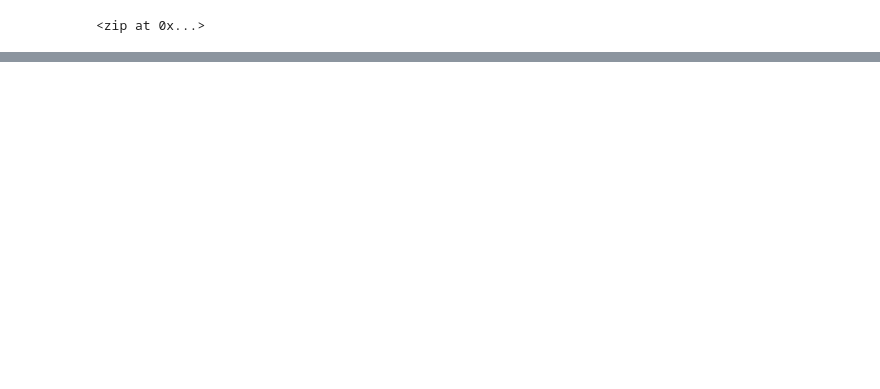
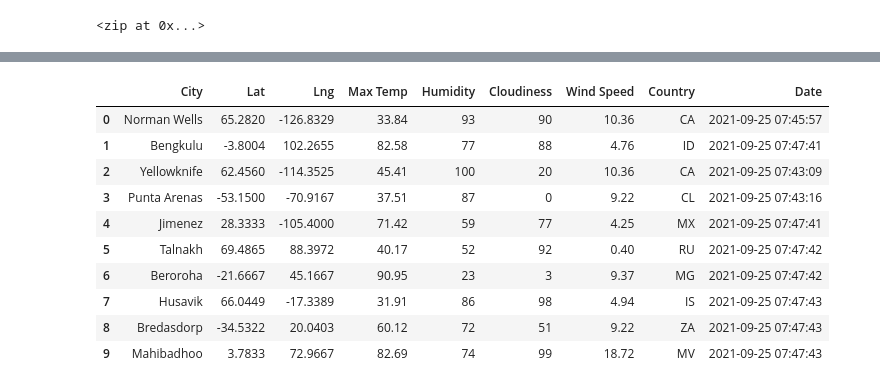
Before and after one commit to swang202/World_Weather_Analysis, a Jupyter notebook: WeatherPy.ipynb, the cells around one changed output, grey strips where cells are left out. Cells and saved outputs as stored; diff of their text form; code cells hidden in the pictures; blank space fills up the shorter version.

Commit message:
weather data

```diff
--- a/WeatherPy.ipynb
+++ b/WeatherPy.ipynb
@@ -54,0 +63,4 @@ len(cities)
+# %%
+# Starting URL for Weather Map API Call.
+url = "http://api.openweathermap.org/data/2.5/weather?units=Imperial&APPID=" + weather_api_key
+print(url)
@@ -54,0 +69,10 @@ len(cities)
+# %%
+# Create an empty list to hold the weather data.
+city_data = []
+# Print the beginning of the logging.
+print("Beginning Data Retrieval     ")
+print("-----------------------------")
+
+# Create counters.
+record_count = 1
+set_count = 1
@@ -54,0 +150,16 @@ len(cities)
+# %%
+# Convert the array of dictionaries to a Pandas DataFrame.
+city_data_df = pd.DataFrame(city_data)
+city_data_df.head(10)
+# %% [output]
+|  | City | Lat | Lng | Max Temp | Humidity | Cloudiness | Wind Speed | Country | Date |
+| 0 | Norman Wells | 65.2820 | -126.8329 | 33.84 | 93 | 90 | 10.36 | CA | 2021-09-25 07:45:57 |
+| 1 | Bengkulu | -3.8004 | 102.2655 | 82.58 | 77 | 88 | 4.76 | ID | 2021-09-25 07:47:41 |
+| 2 | Yellowknife | 62.4560 | -114.3525 | 45.41 | 100 | 20 | 10.36 | CA | 2021-09-25 07:43:09 |
+| 3 | Punta Arenas | -53.1500 | -70.9167 | 37.51 | 87 | 0 | 9.22 | CL | 2021-09-25 07:43:16 |
+| 4 | Jimenez | 28.3333 | -105.4000 | 71.42 | 59 | 77 | 4.25 | MX | 2021-09-25 07:47:41 |
+| 5 | Talnakh | 69.4865 | 88.3972 | 40.17 | 52 | 92 | 0.40 | RU | 2021-09-25 07:47:42 |
+| 6 | Beroroha | -21.6667 | 45.1667 | 90.95 | 23 | 3 | 9.37 | MG | 2021-09-25 07:47:42 |
+| 7 | Husavik | 66.0449 | -17.3389 | 31.91 | 86 | 98 | 4.94 | IS | 2021-09-25 07:47:43 |
+| 8 | Bredasdorp | -34.5322 | 20.0403 | 60.12 | 72 | 51 | 9.22 | ZA | 2021-09-25 07:47:43 |
+| 9 | Mahibadhoo | 3.7833 | 72.9667 | 82.69 | 74 | 99 | 18.72 | MV | 2021-09-25 07:47:43 |
```
Also changed, not shown: parts of 9 cells of this notebook, 4 other files.
